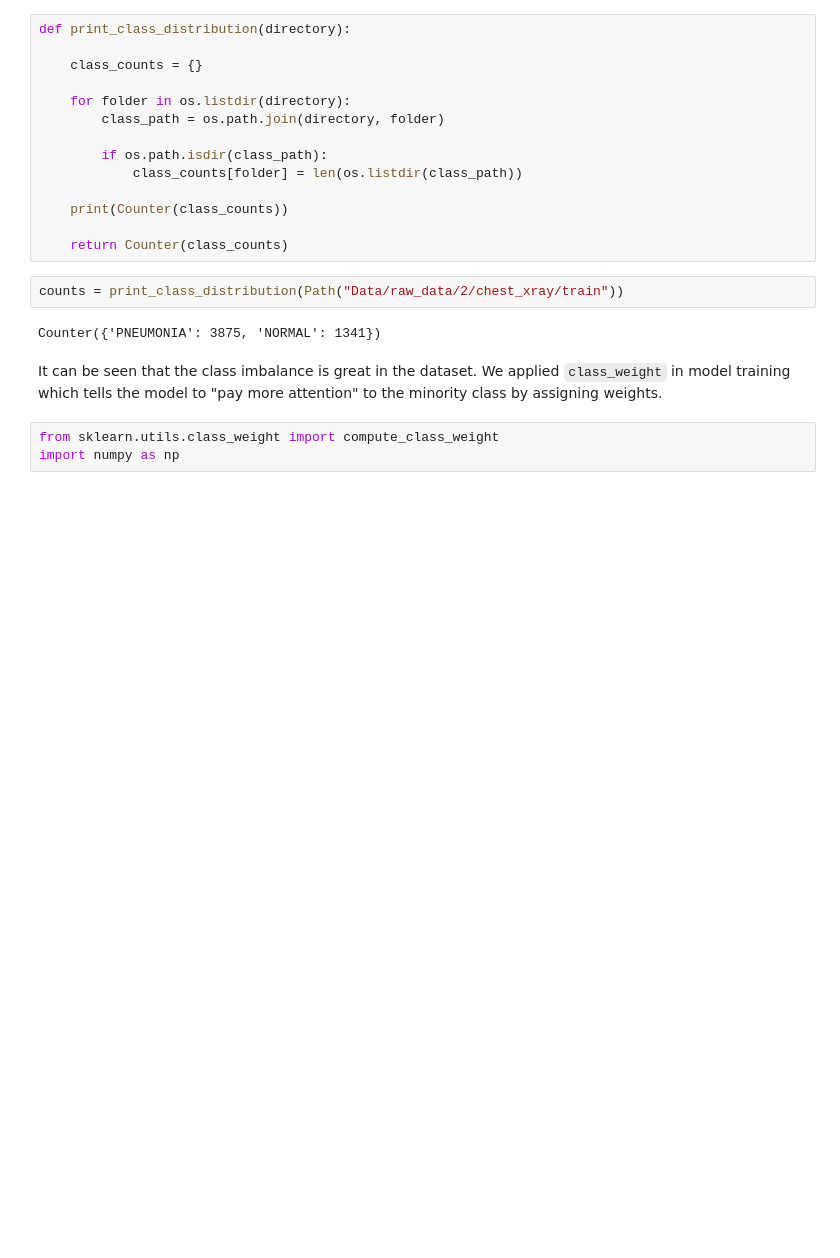
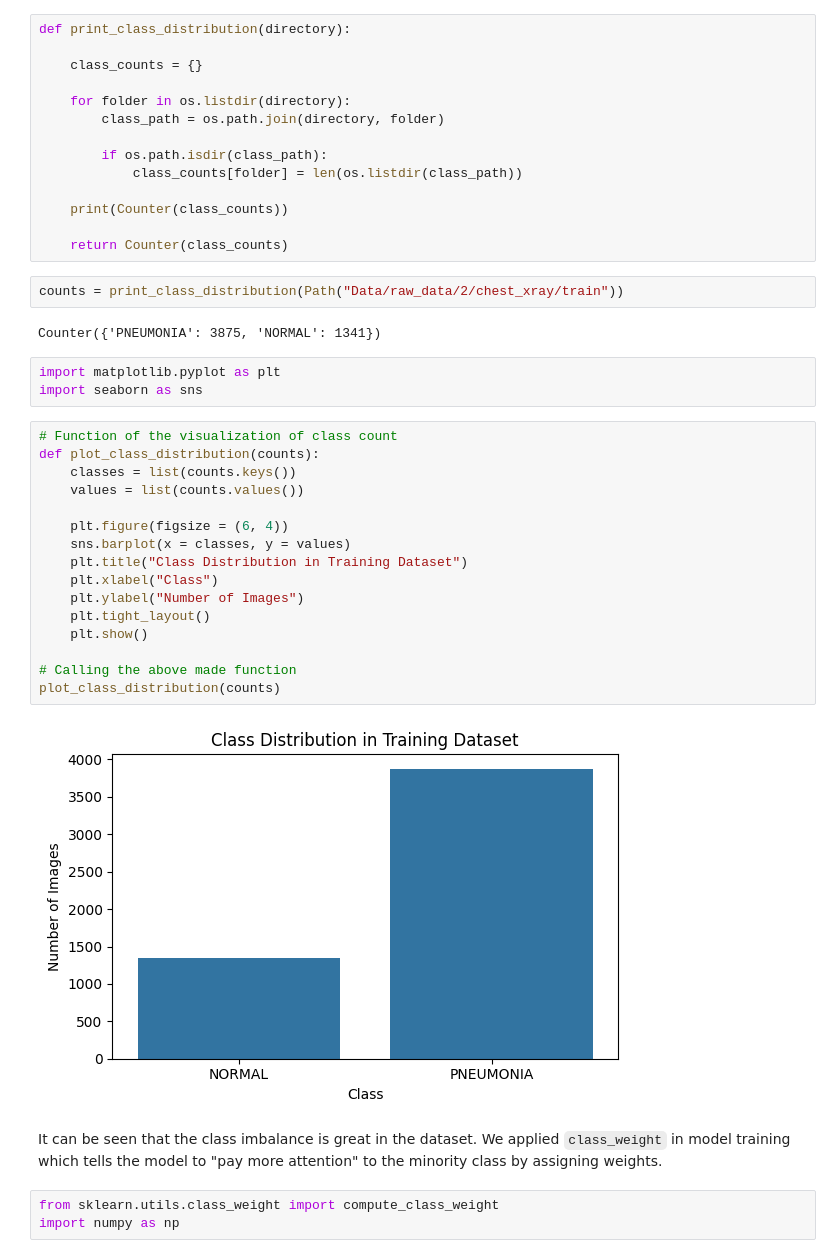
Before and after one commit to RawatRahul14/Pneumonia_detection_cnn, a Jupyter notebook: research/Project_file.ipynb, the cells around one changed output. Saved outputs shown, nothing was run; the diff lists cells and outputs as text; blank space fills up the shorter version.

```diff
--- a/research/Project_file.ipynb
+++ b/research/Project_file.ipynb
@@ -147,6 +170,27 @@ def print_class_distribution(directory):
 counts = print_class_distribution(Path("Data/raw_data/2/chest_xray/train"))
 # %% [output]
 Counter({'PNEUMONIA': 3875, 'NORMAL': 1341})
+# %%
+import matplotlib.pyplot as plt
+import seaborn as sns
+# %%
+# Function of the visualization of class count
+def plot_class_distribution(counts):
+    classes = list(counts.keys())
+    values = list(counts.values())
+
+    plt.figure(figsize = (6, 4))
+    sns.barplot(x = classes, y = values)
+    plt.title("Class Distribution in Training Dataset")
+    plt.xlabel("Class")
+    plt.ylabel("Number of Images")
+    plt.tight_layout()
+    plt.show()
+
+# Calling the above made function
+plot_class_distribution(counts)
+# %% [output]
+[figure, added]
 # %% [markdown]
 It can be seen that the class imbalance is great in the dataset. We applied `class_weight` in model training which tells the model to "pay more attention" to the minority class by assigning weights.
 # %%
```
Also changed, not shown: parts of 40 cells of this notebook, 2 other files.
